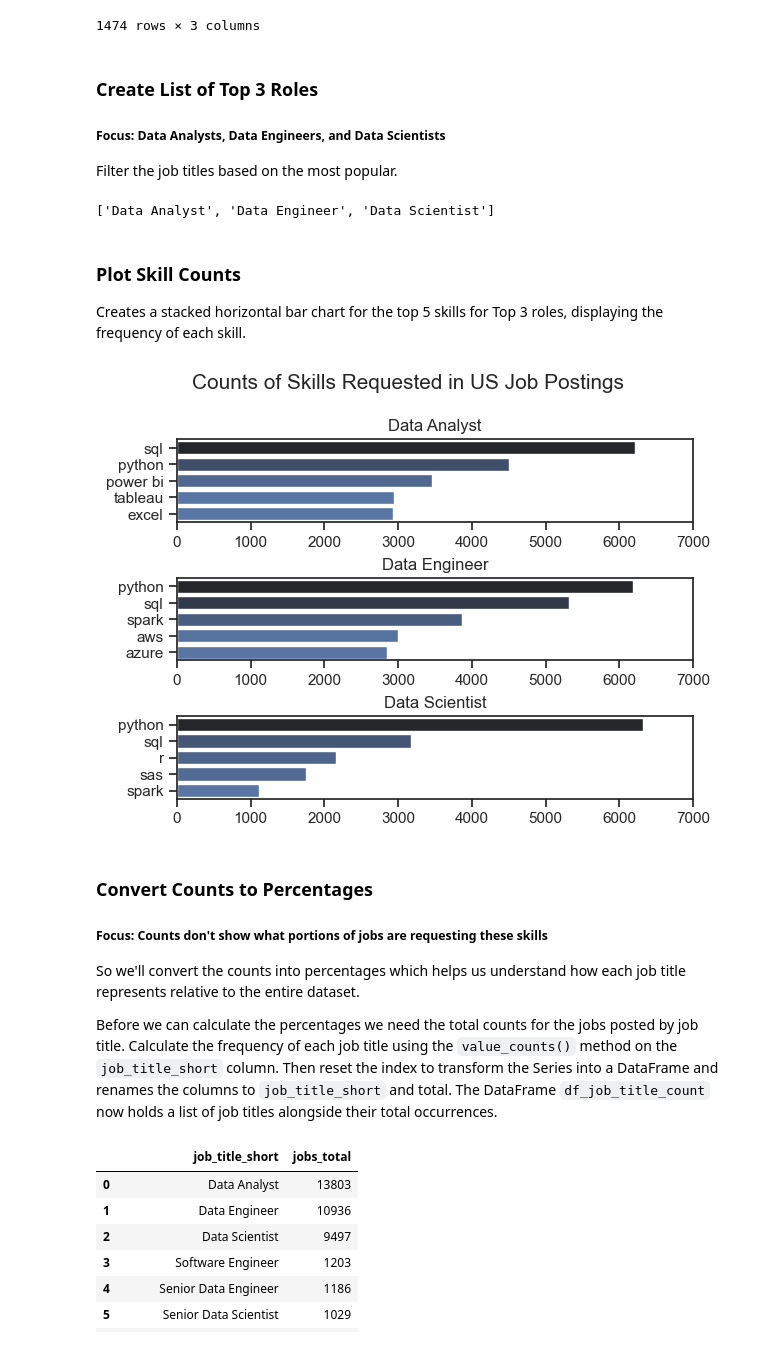
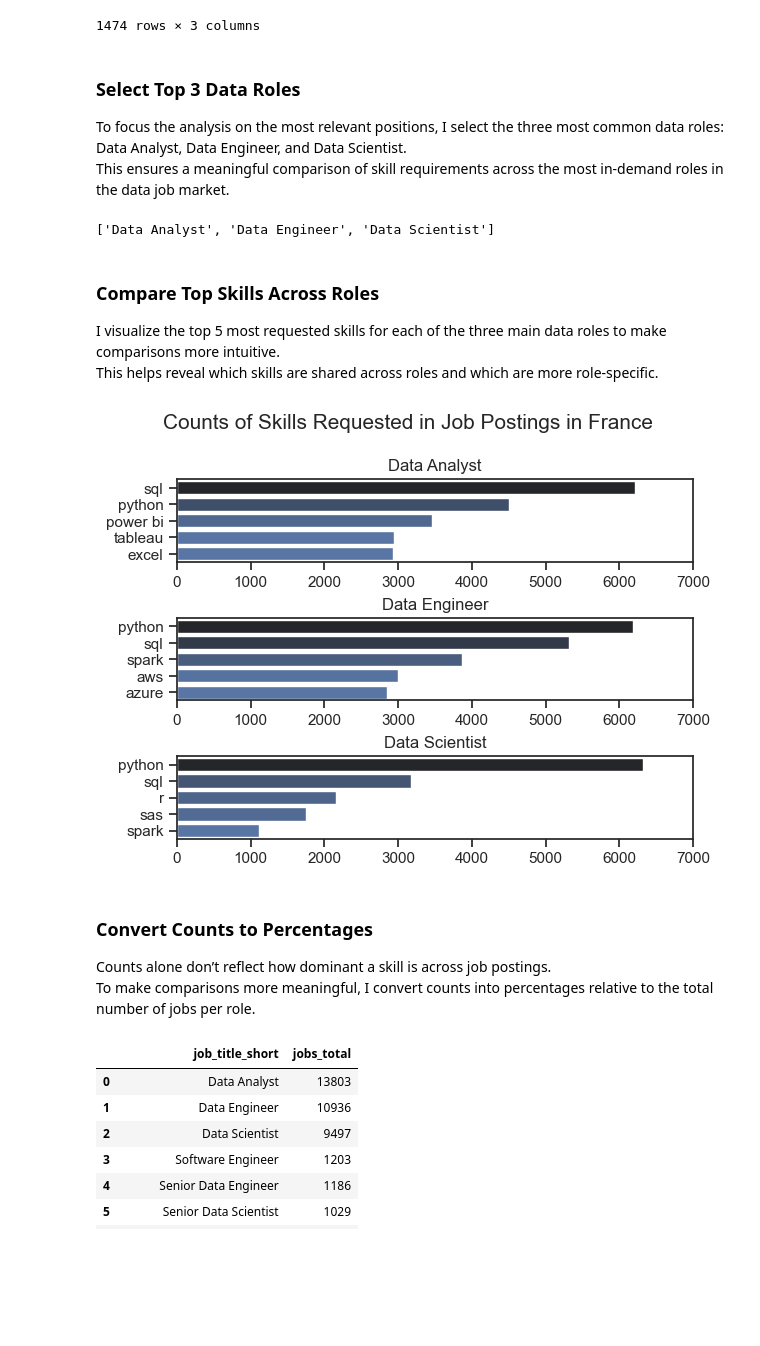
Before and after one commit to briceverola/Pyhton_Data_project, a Jupyter notebook: 3_Project/2_Skill_Demand.ipynb, the cells around one changed output. Cells and saved outputs as stored; diff of their text form; code cells hidden in the pictures; blank space fills up the shorter version.

```diff
--- a/3_Project/2_Skill_Demand.ipynb
+++ b/3_Project/2_Skill_Demand.ipynb
@@ -86,11 +85,10 @@ df_skills_count
 | 345 | fastapi | Senior Data Analyst | 1 |
 1474 rows × 3 columns
 # %% [markdown]
-### Create List of Top 3 Roles
+### Select Top 3 Data Roles
 
-##### Focus: Data Analysts, Data Engineers, and Data Scientists
-
-Filter the job titles based on the most popular.
+To focus the analysis on the most relevant positions, I select the three most common data roles: Data Analyst, Data Engineer, and Data Scientist.
+This ensures a meaningful comparison of skill requirements across the most in-demand roles in the data job market.
 # %%
 job_titles = df_skills_count['job_title_short'].unique().tolist()
 
@@ -100,37 +98,35 @@ job_titles
 # %% [output]
 ['Data Analyst', 'Data Engineer', 'Data Scientist']
 # %% [markdown]
-### Plot Skill Counts
+### Compare Top Skills Across Roles
 
-Creates a stacked horizontal bar chart for the top 5 skills for Top 3 roles, displaying the frequency of each skill.
+I visualize the top 5 most requested skills for each of the three main data roles to make comparisons more intuitive.
+This helps reveal which skills are shared across roles and which are more role-specific.
 # %%
 fig, ax = plt.subplots(len(job_titles), 1)
 
 sns.set_theme(style='ticks')
 
 for i, job_title in enumerate(job_titles):
     df_plot = df_skills_count[df_skills_count['job_title_short'] == job_title].head(5)[::-1]
     sns.barplot(data=df_plot, x='skill_count', y='job_skills', ax=ax[i], hue='skill_count', palette='dark:b_r')
     ax[i].set_title(job_title)
     ax[i].invert_yaxis()
     ax[i].set_ylabel('')
     ax[i].set_xlabel('')
     ax[i].get_legend().remove()
     ax[i].set_xlim(0, 7000) # make the scales the same
 
-fig.suptitle('Counts of Skills Requested in US Job Postings', fontsize=15)
+fig.suptitle('Counts of Skills Requested in Job Postings in France', fontsize=15)
 fig.tight_layout(h_pad=0.5) # fix the overlap
 plt.show()
 # %% [output]
-[figure, old version]
+[figure, new version]
 # %% [markdown]
 ### Convert Counts to Percentages
 
-##### Focus: Counts don't show what portions of jobs are requesting these skills
-
-So we'll convert the counts into percentages which helps us understand how each job title represents relative to the entire dataset.
-
-Before we can calculate the percentages we need the total counts for the jobs posted by job title. Calculate the frequency of each job title using the `value_counts()` method on the `job_title_short` column. Then reset the index to transform the Series into a DataFrame and renames the columns to `job_title_short` and total. The DataFrame `df_job_title_count` now holds a list of job titles alongside their total occurrences.
+Counts alone don’t reflect how dominant a skill is across job postings.
+To make comparisons more meaningful, I convert counts into percentages relative to the total number of jobs per role.
 # %%
 # Use original df to get the count of job titles
 df_job_title_count = df_FR['job_title_short'].value_counts().reset_index(name='jobs_total')
```
Also changed, not shown: parts of 6 cells of this notebook, 1 other file.
